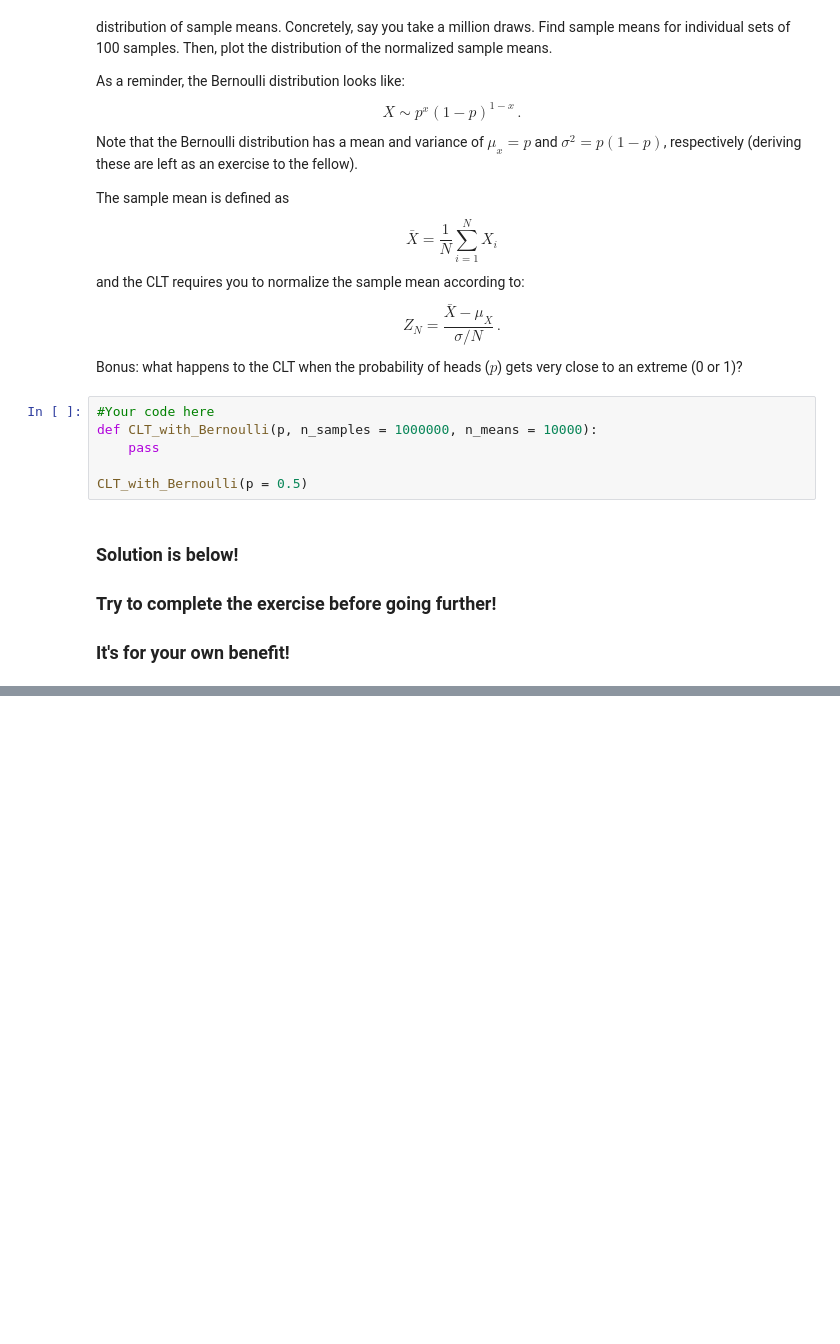
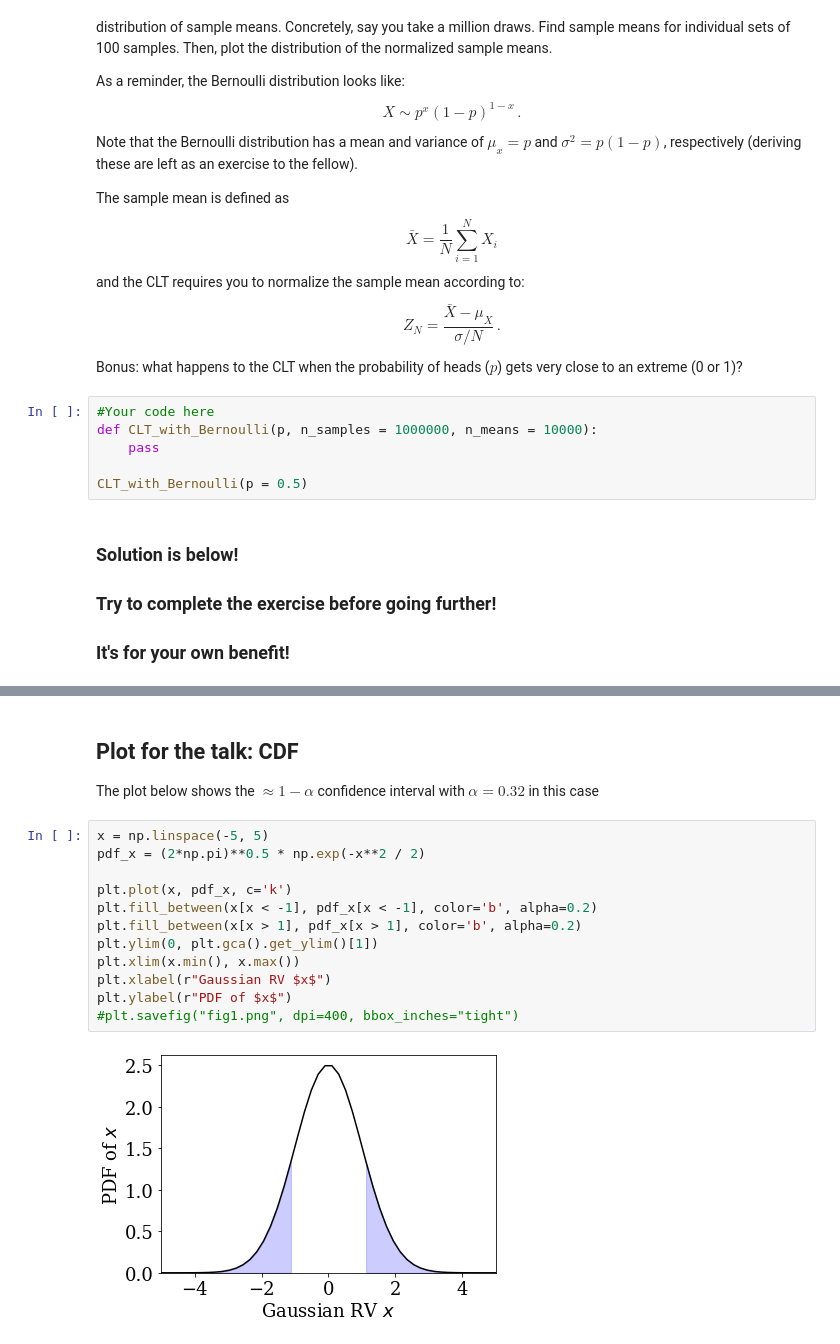
Before and after one commit to tmcclintock/InsightSeminars, a Jupyter notebook: StatisticsSeminar/McClintock_Insight2020A_StatsSeminar_Exercises.ipynb, the cells around one changed output, grey strips where cells are left out. Cells and saved outputs as stored; diff of their text form; blank space fills up the shorter version.

```diff
--- a/StatisticsSeminar/McClintock_Insight2020A_StatsSeminar_Exercises.ipynb
+++ b/StatisticsSeminar/McClintock_Insight2020A_StatsSeminar_Exercises.ipynb
@@ -133,0 +134,17 @@ fig = CLT_with_Bernoulli(p = 0.5)
+# %% [markdown]
+## Plot for the talk: CDF
+The plot below shows the $\approx 1-\alpha$ confidence interval with $\alpha = 0.32$ in this case
+# %%
+x = np.linspace(-5, 5)
+pdf_x = (2*np.pi)**0.5 * np.exp(-x**2 / 2)
+
+plt.plot(x, pdf_x, c='k')
+plt.fill_between(x[x < -1], pdf_x[x < -1], color='b', alpha=0.2)
+plt.fill_between(x[x > 1], pdf_x[x > 1], color='b', alpha=0.2)
+plt.ylim(0, plt.gca().get_ylim()[1])
+plt.xlim(x.min(), x.max())
+plt.xlabel(r"Gaussian RV $x$")
+plt.ylabel(r"PDF of $x$")
+#plt.savefig("fig1.png", dpi=400, bbox_inches="tight")
+# %% [output]
+[figure, added]
```
Also changed, not shown: parts of 8 cells of this notebook, 1 other file.
